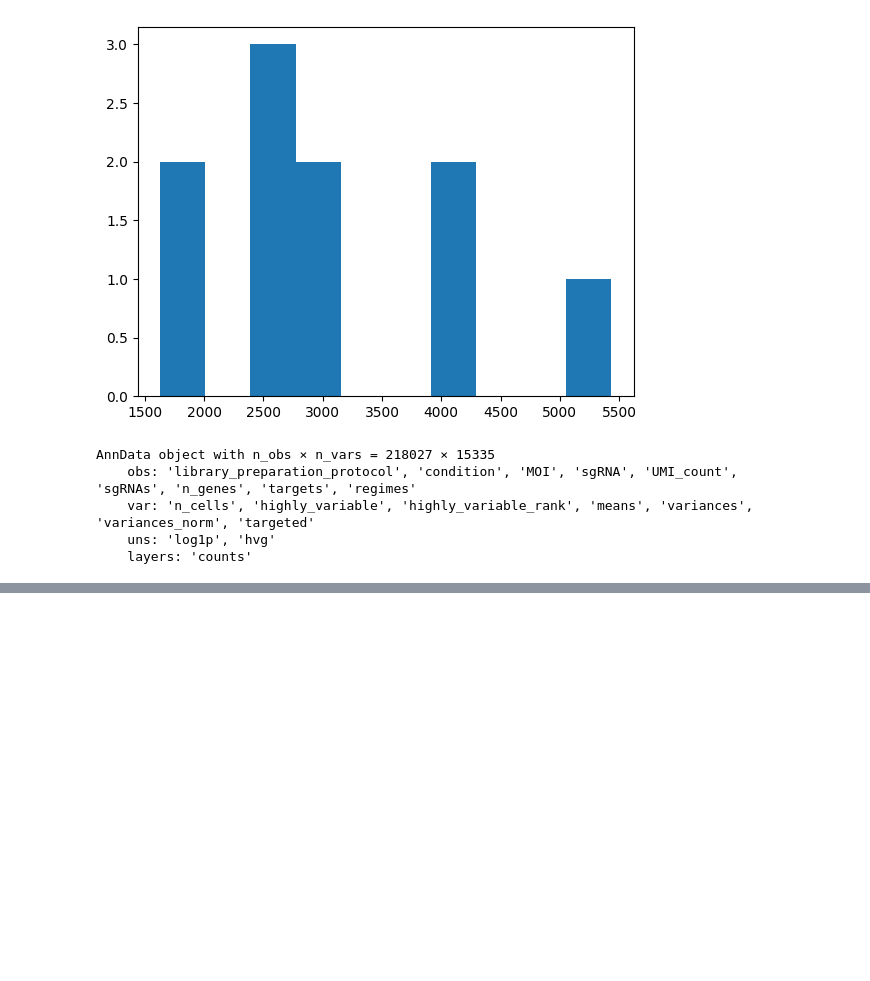
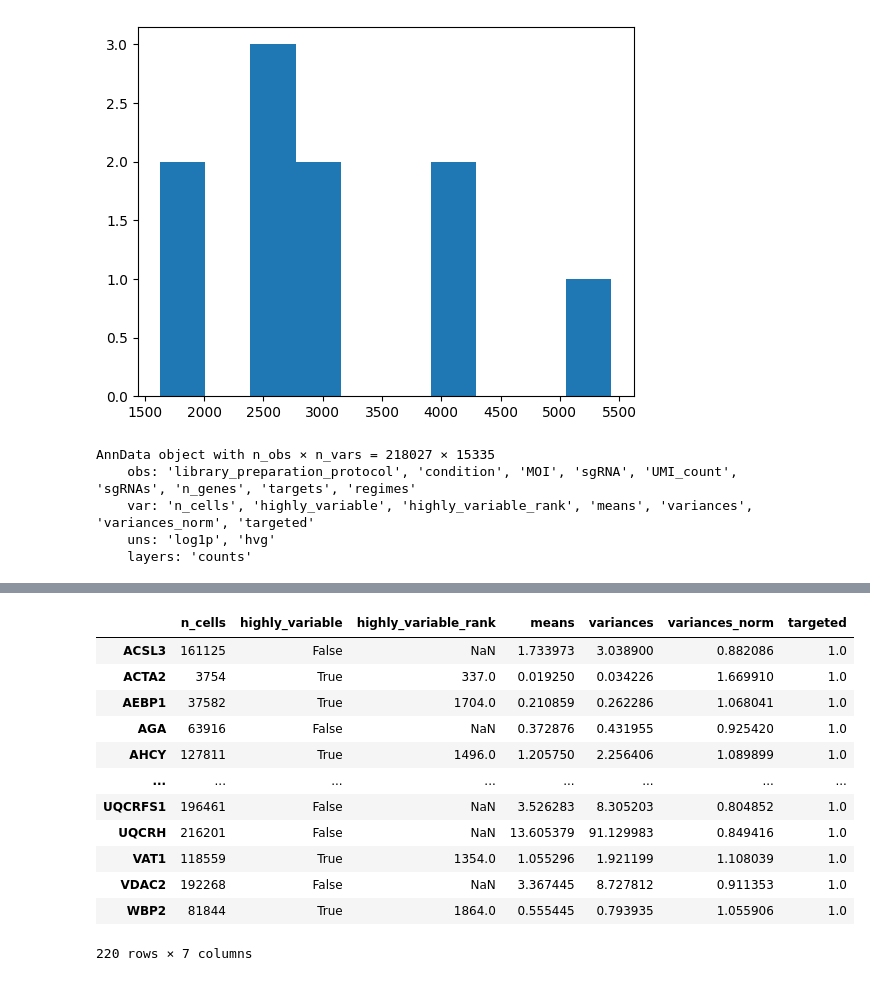
Before and after one commit to james-bowden/cgd, a Jupyter notebook: perturb-cite-seq/1-assignments-vs-variability.ipynb, the cells around one changed output, grey strips where cells are left out. Cells and saved outputs as stored; diff of their text form; code cells hidden in the pictures; blank space fills up the shorter version.

```diff
--- a/perturb-cite-seq/1-assignments-vs-variability.ipynb
+++ b/perturb-cite-seq/1-assignments-vs-variability.ipynb
@@ -227,0 +263,16 @@ AnnData object with n_obs × n_vars = 218027 × 15335
+# %%
+adata.var[adata.var.targeted != 0]
+# %% [output]
+|  | n_cells | highly_variable | highly_variable_rank | means | variances | variances_norm | targeted |
+| ACSL3 | 161125 | False | NaN | 1.733973 | 3.038900 | 0.882086 | 1.0 |
+| ACTA2 | 3754 | True | 337.0 | 0.019250 | 0.034226 | 1.669910 | 1.0 |
+| AEBP1 | 37582 | True | 1704.0 | 0.210859 | 0.262286 | 1.068041 | 1.0 |
+| AGA | 63916 | False | NaN | 0.372876 | 0.431955 | 0.925420 | 1.0 |
+| AHCY | 127811 | True | 1496.0 | 1.205750 | 2.256406 | 1.089899 | 1.0 |
+| ... | ... | ... | ... | ... | ... | ... | ... |
+| UQCRFS1 | 196461 | False | NaN | 3.526283 | 8.305203 | 0.804852 | 1.0 |
+| UQCRH | 216201 | False | NaN | 13.605379 | 91.129983 | 0.849416 | 1.0 |
+| VAT1 | 118559 | True | 1354.0 | 1.055296 | 1.921199 | 1.108039 | 1.0 |
+| VDAC2 | 192268 | False | NaN | 3.367445 | 8.727812 | 0.911353 | 1.0 |
+| WBP2 | 81844 | True | 1864.0 | 0.555445 | 0.793935 | 1.055906 | 1.0 |
+220 rows × 7 columns
```
Also changed, not shown: parts of 10 cells of this notebook, 5 other files.
